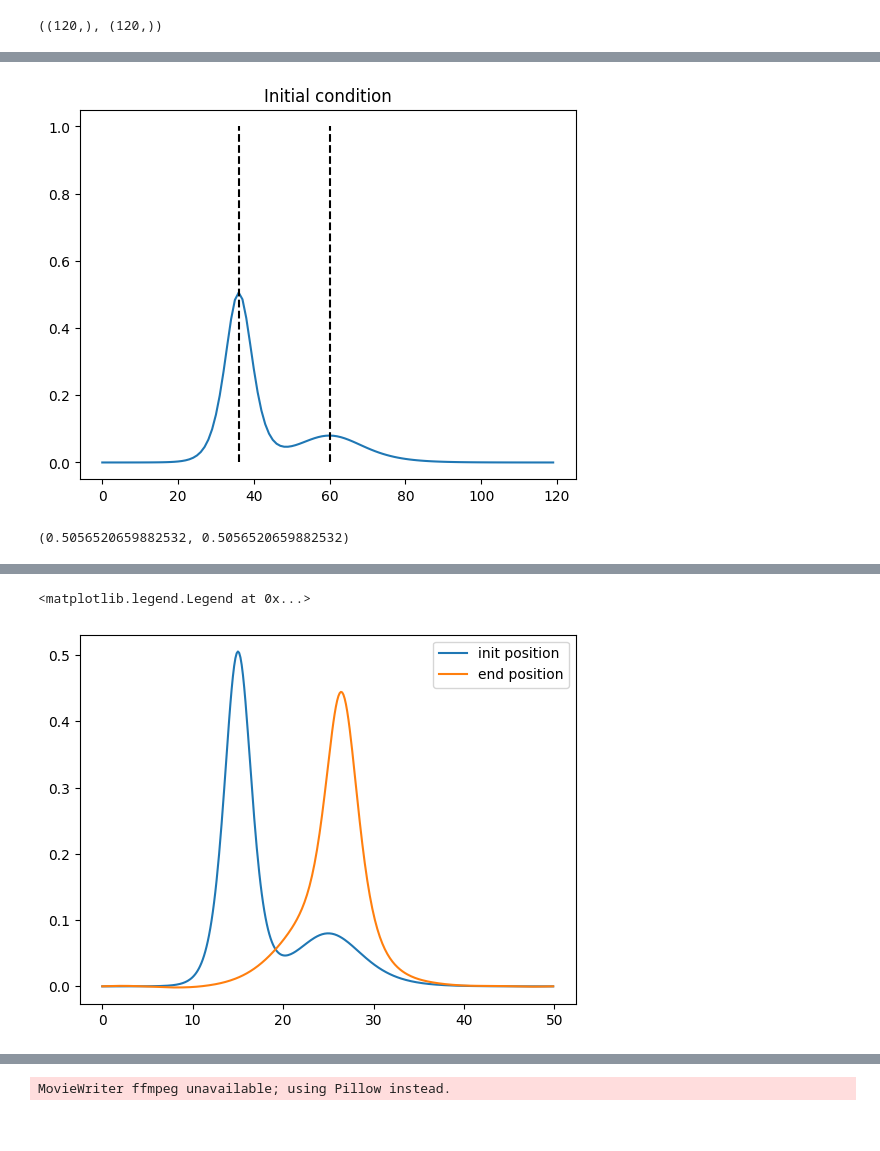
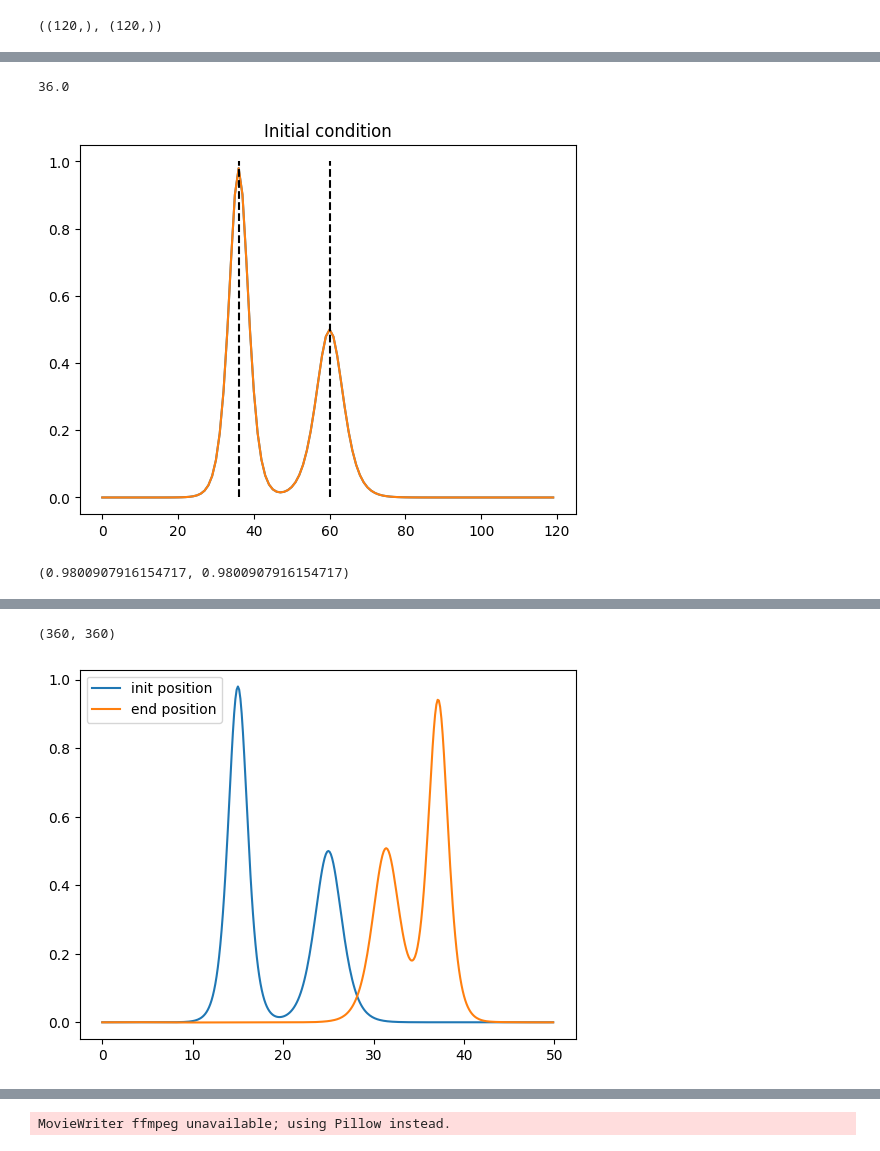
Before and after one commit to Kohmann/master-GAN, a Jupyter notebook: waveEquations/kdv_minimal.ipynb, the cells around one changed output, grey strips where cells are left out. Saved outputs shown, nothing was run; the diff lists cells and outputs as text; code cells hidden in the pictures.

```diff
--- a/waveEquations/kdv_minimal.ipynb
+++ b/waveEquations/kdv_minimal.ipynb
@@ -114,8 +116,8 @@ dx_lowres = 3, dt_lowres = 3
 ((120,), (120,))
 # %%
 # Initial condition
-k1 = 0.5#lower + (upper-lower)*np.random.rand()
-k2 = 0.2#lower + (upper-lower)*np.random.rand()
+k1 = 0.7#lower + (upper-lower)*np.random.rand()
+k2 = 0.5#lower + (upper-lower)*np.random.rand()
 
 D1, D2 = difference_matrices(P,M)
 u0 = initial_condition_kdv(x, k1, k2, eta)
@@ -137,14 +139,18 @@ estimate error:         k1 = 0.00282, k2 = 0.00011
 # %%
+
 # LOW RESOLUTION
 u0_lowres = u0[::dx_lowres]
 plt.plot(u0_lowres); plt.title('Initial condition');
+plt.plot(u0_lowres)
 plt.vlines([x_res * 0.3, x_res // 2], 0, 1, colors='k', linestyles='--');
+x_res * 0.3
 # %% [output]
+36.0
-[figure, old version]
+[figure, new version]
 # %%
 u0_lowres.max(), u0.max()
 # %% [output]
-(0.5056520659882532, 0.5056520659882532)
+(0.9800907916154717, 0.9800907916154717)
 # %%
 %%time
 u = np.zeros([t.shape[0], u0.shape[-1]])
@@ -155,4 +161,5 @@ for i, t_step in enumerate(t[:-1]):
 plt.plot(x, u[0], label="init position");
 plt.plot(x, u[-1], label="end position");
 plt.legend();
+u.shape
 # %% [output]
@@ -161,2 +168,2 @@ Wall time: 6.51 s
-<matplotlib.legend.Legend at 0x...>
+(360, 360)
-[figure, old version]
+[figure, new version]
```
Also changed, not shown: parts of 4 cells of this notebook, 1 other file.
